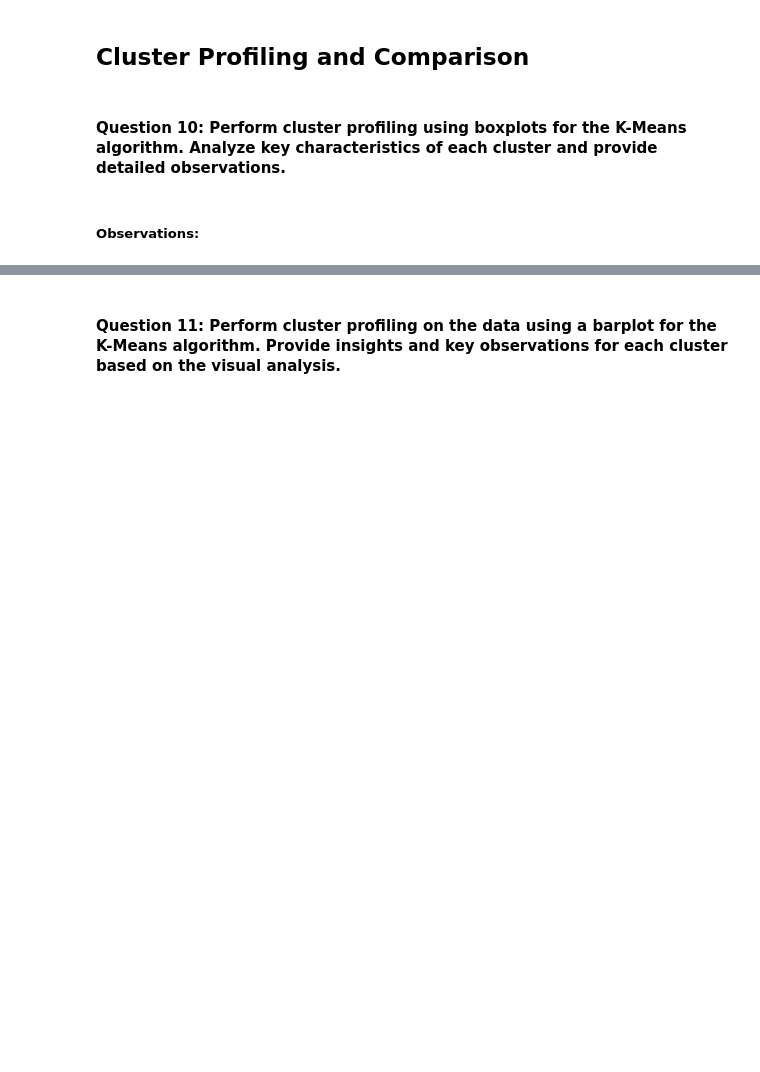
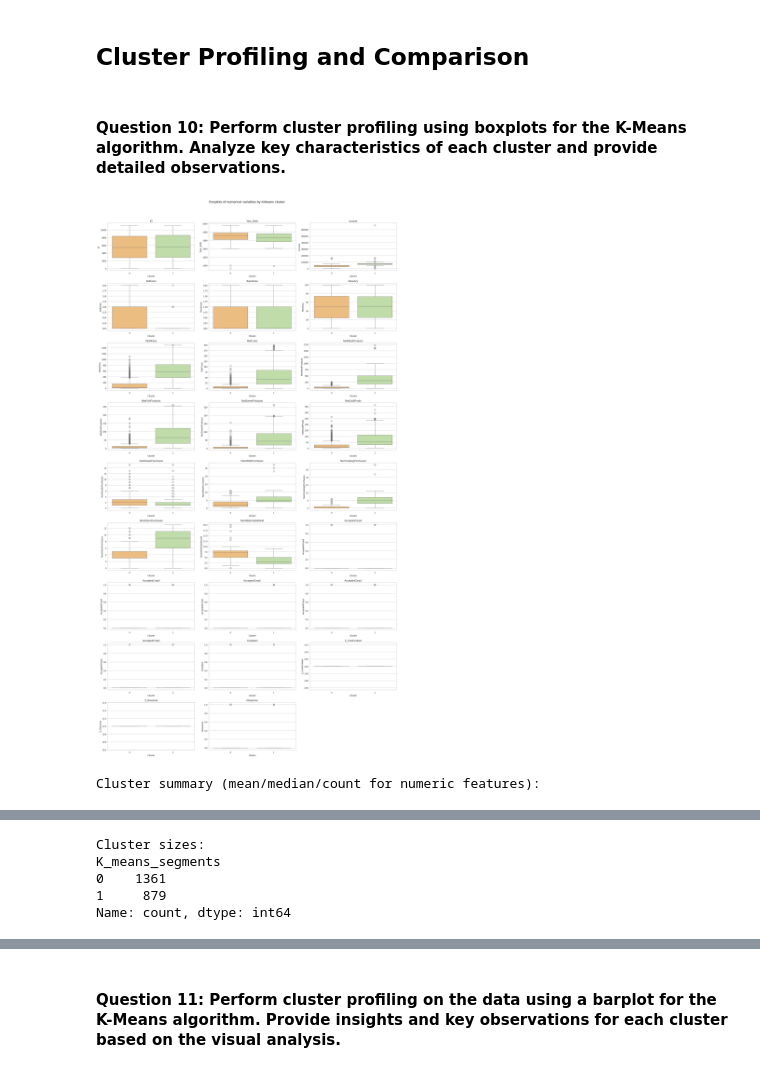
Before and after one commit to senpro83/datascience_google_collab_projects, a Jupyter notebook: Project_Submission_Full_Code_Version_Customer_Personality_Segmentation.ipynb, the cells around one changed output, grey strips where cells are left out. Cells and saved outputs as stored; diff of their text form; code cells hidden in the pictures; blank space fills up the shorter version.

```diff
--- a/Project_Submission_Full_Code_Version_Customer_Personality_Segmentation.ipynb
+++ b/Project_Submission_Full_Code_Version_Customer_Personality_Segmentation.ipynb
@@ -460,2 +458,43 @@ Fit time: 0.0846 seconds
-# %% [markdown]
-##### **Observations:**
+# %%
+# Write your code here
+# Ensure cluster labels exist on original data
+if 'data1' not in locals() and 'k_means_data' in locals():
+    # Fallback if labels only on scaled data
+    data1 = data.copy()
+    if 'K_means_segments' in k_means_data.columns:
+        data1['K_means_segments'] = k_means_data['K_means_segments'].values
+
+if 'K_means_segments' not in data1.columns:
+    raise ValueError("K_means_segments not found. Please run the final KMeans fit cell first.")
+
+# Numeric columns for profiling (exclude label)
+numeric_cols = [c for c in data1.select_dtypes(include=['number']).columns if c != 'K_means_segments']
+
+# Boxplots per feature across clusters
+n_cols = 3
+n_rows = (len(numeric_cols) + n_cols - 1) // n_cols
+plt.figure(figsize=(20, max(10, n_rows * 4)))
+plt.suptitle("Boxplots of numerical variables by KMeans cluster", fontsize=16, y=1.02)
+
+for i, feature in enumerate(numeric_cols, start=1):
+    plt.subplot(n_rows, n_cols, i)
+    sns.boxplot(data=data1, x='K_means_segments', y=feature, palette='Spectral', showfliers=True)
+    plt.xlabel("Cluster")
+    plt.ylabel(feature)
+    plt.title(feature)
+
+plt.tight_layout()
+plt.show()
+
+# Cluster summary table (means by cluster)
+summary = data1.groupby('K_means_segments')[numeric_cols].agg(['mean', 'median', 'count'])
+print("Cluster summary (mean/median/count for numeric features):")
+display(summary)
+
+# Quick high-level indicators
+totals = data1['K_means_segments'].value_counts().sort_index()
+print("\nCluster sizes:")
+print(totals)
+# %% [output]
+[figure, added]
+Cluster summary (mean/median/count for numeric features):
@@ -461,0 +506,5 @@ Fit time: 0.0846 seconds
+Cluster sizes:
+K_means_segments
+0    1361
+1     879
+Name: count, dtype: int64
```
Also changed, not shown: parts of 6 cells of this notebook.
